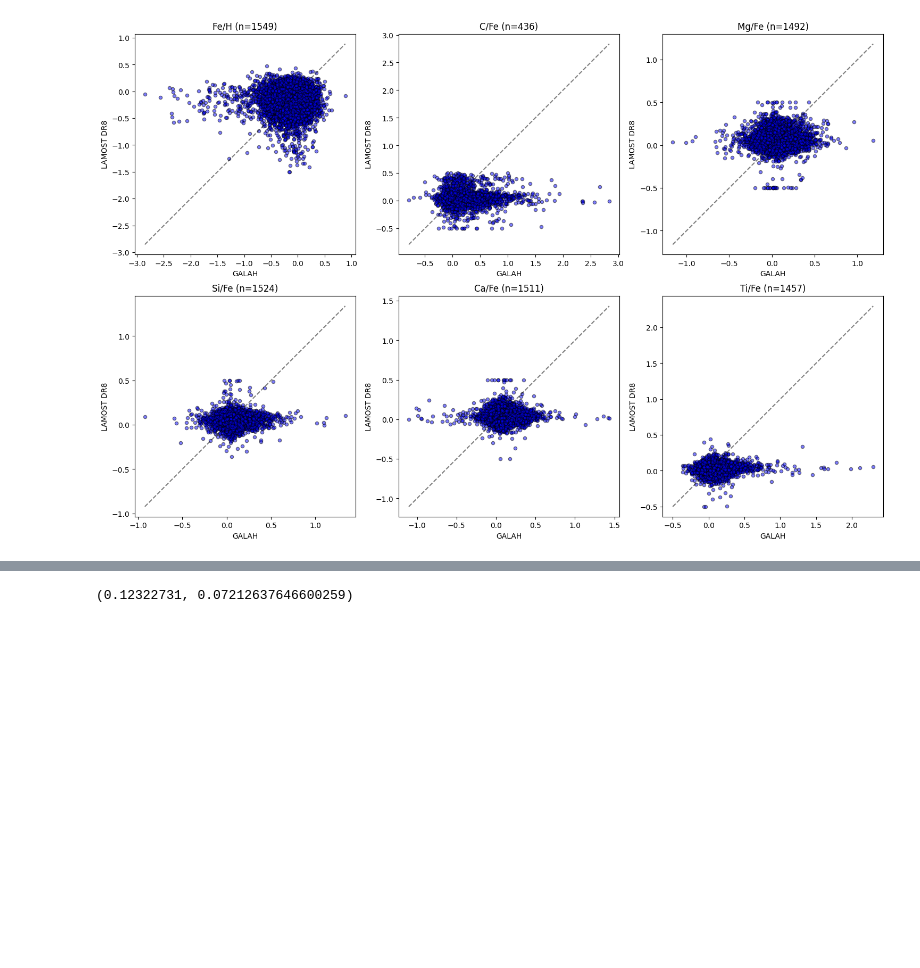
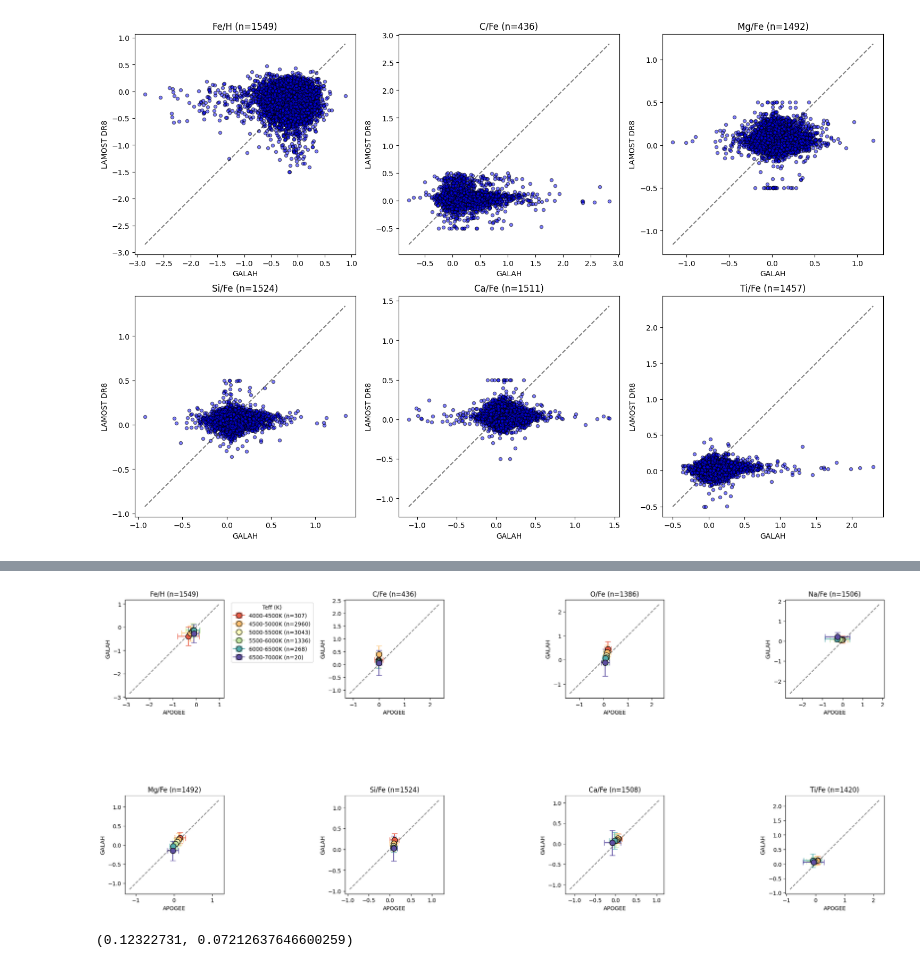
Before and after one commit to ssagynbayeva/K2-abundances, a Jupyter notebook: data-analysis.ipynb, the cells around one changed output, grey strips where cells are left out. Drawn from its saved outputs; the diff is of its cells as text; code cells hidden in the pictures; blank space fills up the shorter version.

```diff
--- a/data-analysis.ipynb
+++ b/data-analysis.ipynb
@@ -695,3 +745,69 @@ np.mean(apogee_k2['apogee_e_o_fe']), np.mean(galah_k2['galah_e_o_fe'])
+# %%
+fig, axes = plt.subplots(2, 4, figsize=(20, 10))
+plt.subplots_adjust(hspace=0.3, wspace=0.3)
+
+axes = axes.flatten()
+
+elements = {
+    'Fe/H': ('apogee_fe_h', 'galah_fe_h', 1549),
+    'C/Fe': ('apogee_c_fe', 'galah_c_fe', 436),
+    'O/Fe': ('apogee_o_fe', 'galah_o_fe', 1386),
+    'Na/Fe': ('apogee_na_fe', 'galah_na_fe', 1506),
+    'Mg/Fe': ('apogee_mg_fe', 'galah_mg_fe', 1492),
+    'Si/Fe': ('apogee_si_fe', 'galah_si_fe', 1524),
+    'Ca/Fe': ('apogee_ca_fe', 'galah_ca_fe', 1508),
+    'Ti/Fe': ('apogee_ti_fe', 'galah_ti_fe', 1420)
+}
+
+temp_bins = [3500, 4000, 4500, 5000, 5500, 6000, 6500, 7000]
+temp_colors = plt.cm.Spectral(np.linspace(0, 1, len(temp_bins)-1))
+
+for i, (element, (apogee_col, galah_col, n_stars)) in enumerate(elements.items()):
+    mask_common = apogee['GaiaDR3'].isin(common_gaia_ids_apogee_galah)
+
+    apogee_data = apogee[mask_common].copy()[apogee_col]
+    galah_data = galah[galah['GaiaDR3'].isin(common_gaia_ids_apogee_galah)].copy()[galah_col]
+
+    apogee_teff = apogee[mask_common]['apogee_teff']
+    galah_teff = galah[galah['GaiaDR3'].isin(common_gaia_ids_apogee_galah)]['galah_teff']
+    avg_teff = (apogee_teff.values + galah_teff.values) / 2
+
+    for j in range(len(temp_bins)-1):
+        mask = (avg_teff >= temp_bins[j]) & (avg_teff < temp_bins[j+1])
+        if np.sum(mask) > 0:
+            mean_apogee = np.mean(apogee_data[mask])
+            mean_galah = np.mean(galah_data[mask])
+            std_apogee = np.std(apogee_data[mask])
+            std_galah = np.std(galah_data[mask])
+            n_stars_bin = np.sum(mask)
+
+            axes[i].errorbar(mean_apogee, mean_galah,
+                           xerr=std_apogee, yerr=std_galah,
+                           color=temp_colors[j],
+                           marker='o',
+                           markersize=10,
+                           markeredgecolor='black',
+                           capsize=5,
+                           label=f'{temp_bins[j]}-{temp_bins[j+1]}K (n={n_stars_bin})')
+
+    axes[i].set_xlabel('APOGEE')
+    axes[i].set_ylabel('GALAH')
+    axes[i].set_title(f'{element} (n={n_stars})')
+
+    all_data = np.concatenate([apogee_data, galah_data])
+    min_val = np.nanmin(all_data)
+    max_val = np.nanmax(all_data)
+    axes[i].plot([min_val, max_val], [min_val, max_val], 'k--', alpha=0.5)
+
+    axes[i].set_aspect('equal', adjustable='box')
+
+    if i == 0:
+        axes[i].legend(title='Teff (K)', bbox_to_anchor=(1.05, 1), loc='upper left')
+
+plt.tight_layout()
+plt.show()
+# %% [output]
+[figure, added]
 # %%
 np.mean(apogee_k2['apogee_e_na_fe']), np.mean(galah_k2['galah_e_na_fe'])
 # %% [output]
```
Also changed, not shown: parts of 45 cells of this notebook.
